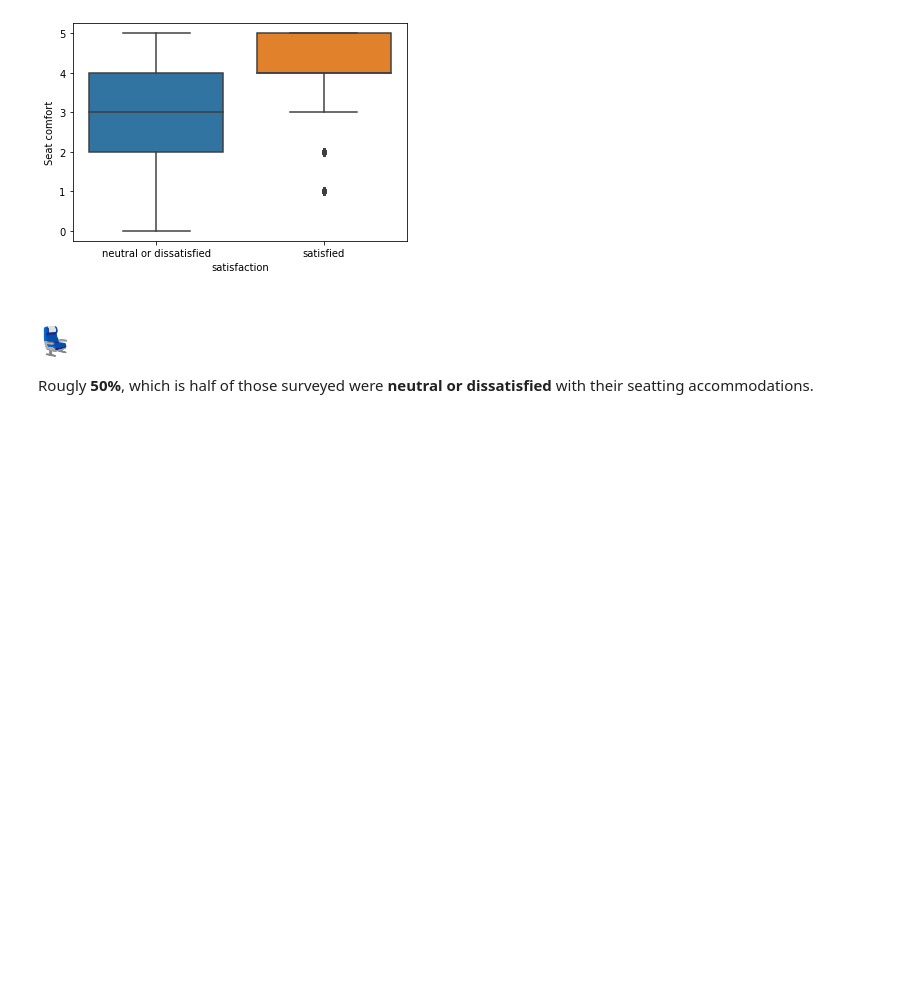
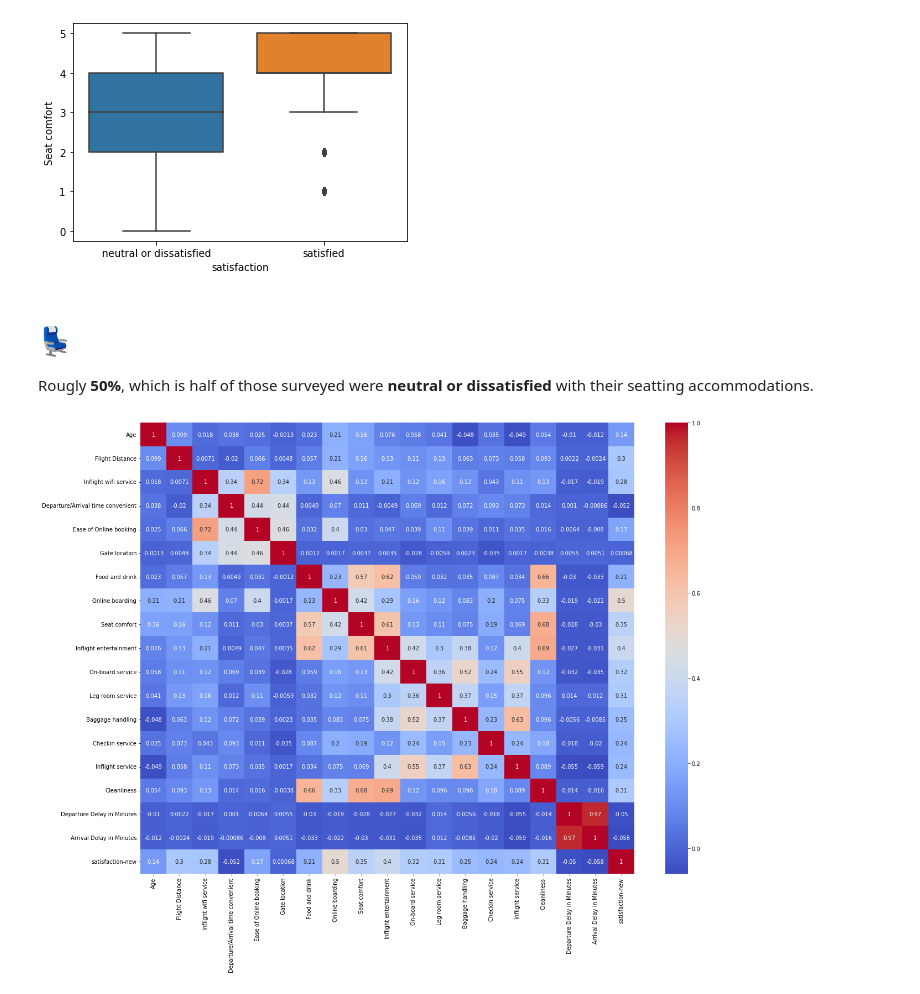
Before and after one commit to javierber/colab_proj_repo, a Jupyter notebook: Airline_Satisfication_Project_2_Part_2_(Core).ipynb, the cells around one changed output. Saved outputs shown, nothing was run; the diff lists cells and outputs as text; code cells hidden in the pictures; blank space fills up the shorter version.

```diff
--- a/Airline_Satisfication_Project_2_Part_2_(Core).ipynb
+++ b/Airline_Satisfication_Project_2_Part_2_(Core).ipynb
@@ -291,3 +291,12 @@ sns.boxplot(data=df, x='satisfaction', y='Seat comfort');
 # %% [markdown]
 # 💺
 Rougly **50%**, which is half of those surveyed were **neutral or dissatisfied** with their seatting accommodations.
+# %%
+#Find correlation w/ Target, thus converting Satisfaction to ordinal numeration (0:neutral or dissatisfied, 1:satisfied)
+df['satisfaction-new'] = df['satisfaction'].replace({'neutral or dissatisfied':0 , 'satisfied':1})
+
+# Correlation Visual
+plt.figure(figsize= (20, 15))
+sns.heatmap(df.corr(), annot =True, cmap='coolwarm');
+# %% [output]
+[figure, added]
```
Also changed, not shown: parts of 1 cell of this notebook.
